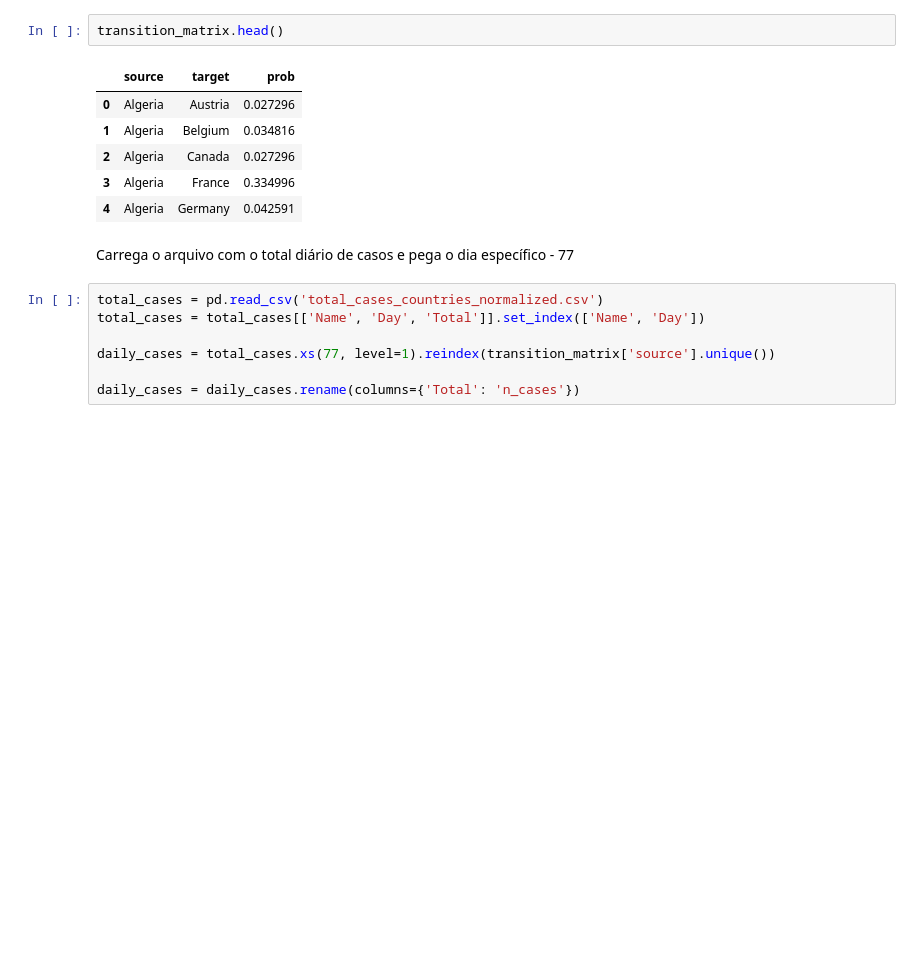
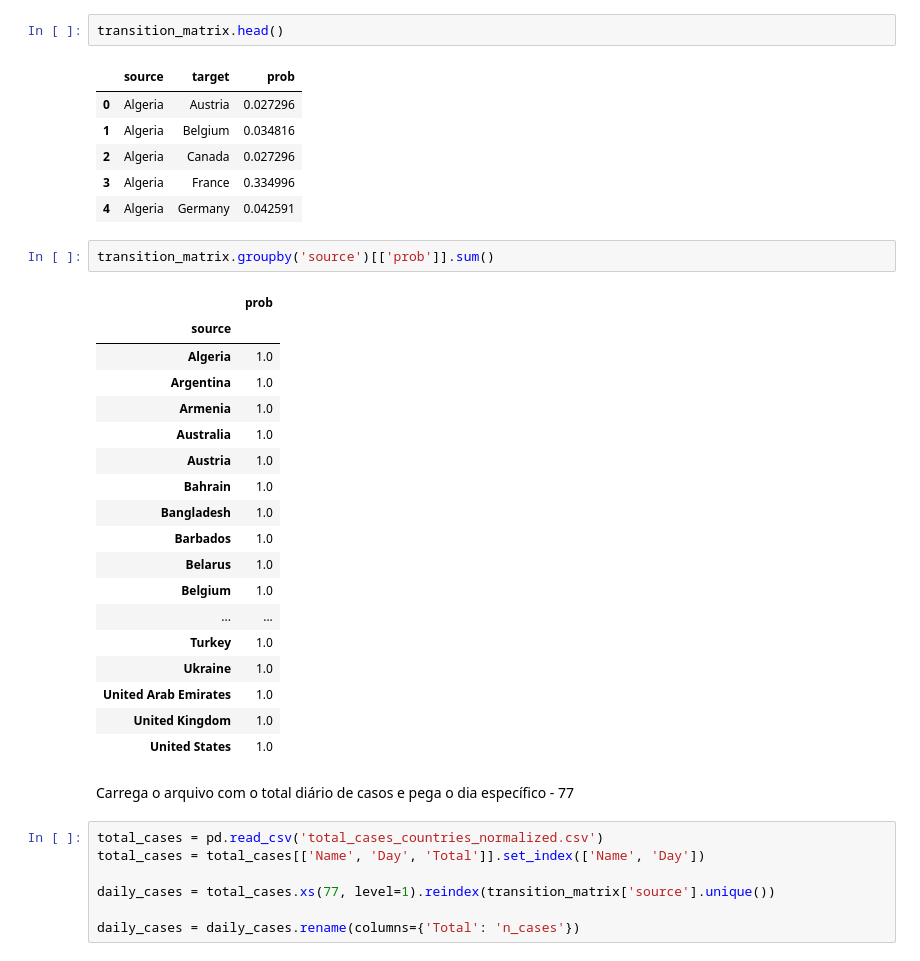
Before and after one commit to paulagiovanna/IC---Covid19-Random-Walk, a Jupyter notebook: random_walk_celso.ipynb, the cells around one changed output. Drawn from its saved outputs; the diff is of its cells as text; blank space fills up the shorter version.

```diff
--- a/random_walk_celso.ipynb
+++ b/random_walk_celso.ipynb
@@ -49,6 +47,27 @@ transition_matrix.head()
 | 2 | Algeria | Canada | 0.027296 |
 | 3 | Algeria | France | 0.334996 |
 | 4 | Algeria | Germany | 0.042591 |
+# %%
+transition_matrix.groupby('source')[['prob']].sum()
+# %% [output]
+|  | prob |
+| source |  |
+| Algeria | 1.0 |
+| Argentina | 1.0 |
+| Armenia | 1.0 |
+| Australia | 1.0 |
+| Austria | 1.0 |
+| Bahrain | 1.0 |
+| Bangladesh | 1.0 |
+| Barbados | 1.0 |
+| Belarus | 1.0 |
+| Belgium | 1.0 |
+| ... | ... |
+| Turkey | 1.0 |
+| Ukraine | 1.0 |
+| United Arab Emirates | 1.0 |
+| United Kingdom | 1.0 |
+| United States | 1.0 |
 # %% [markdown]
 Carrega o arquivo com o total diário de casos e pega o dia específico - 77
 # %%
```
Also changed, not shown: parts of 6 cells of this notebook, 1 other file.
